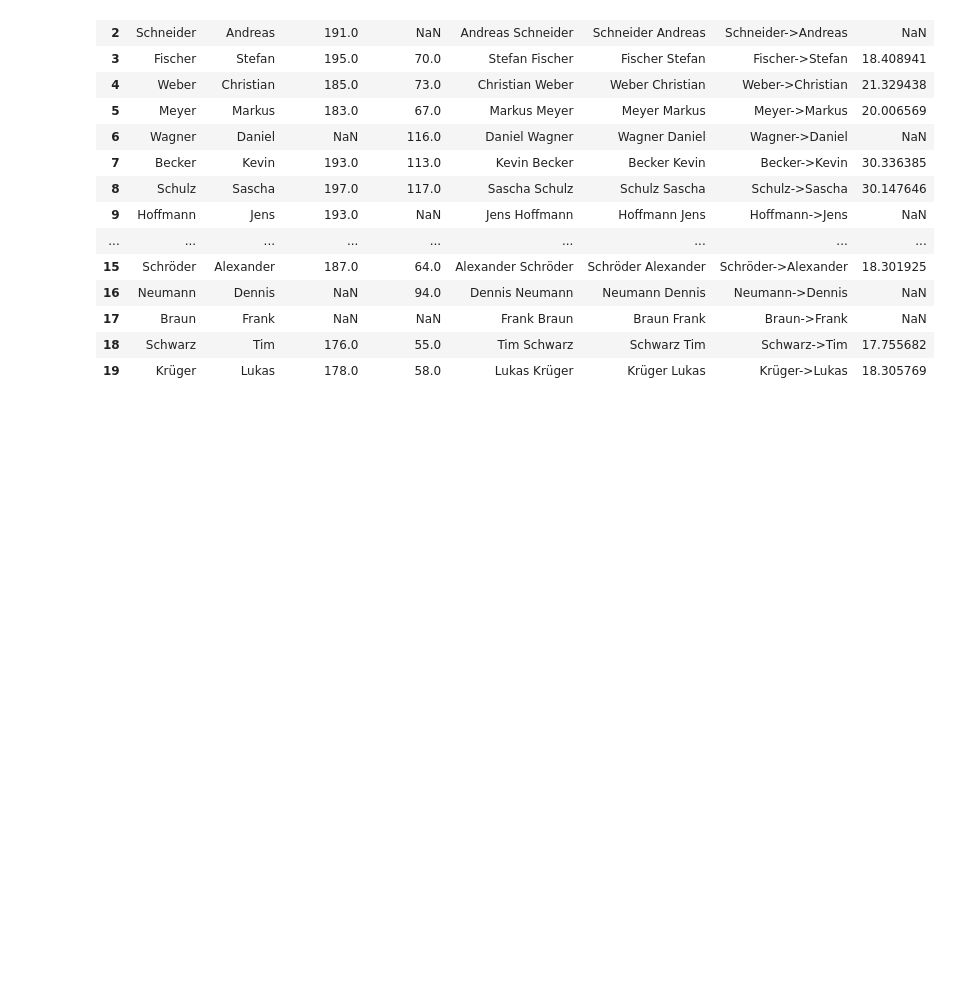
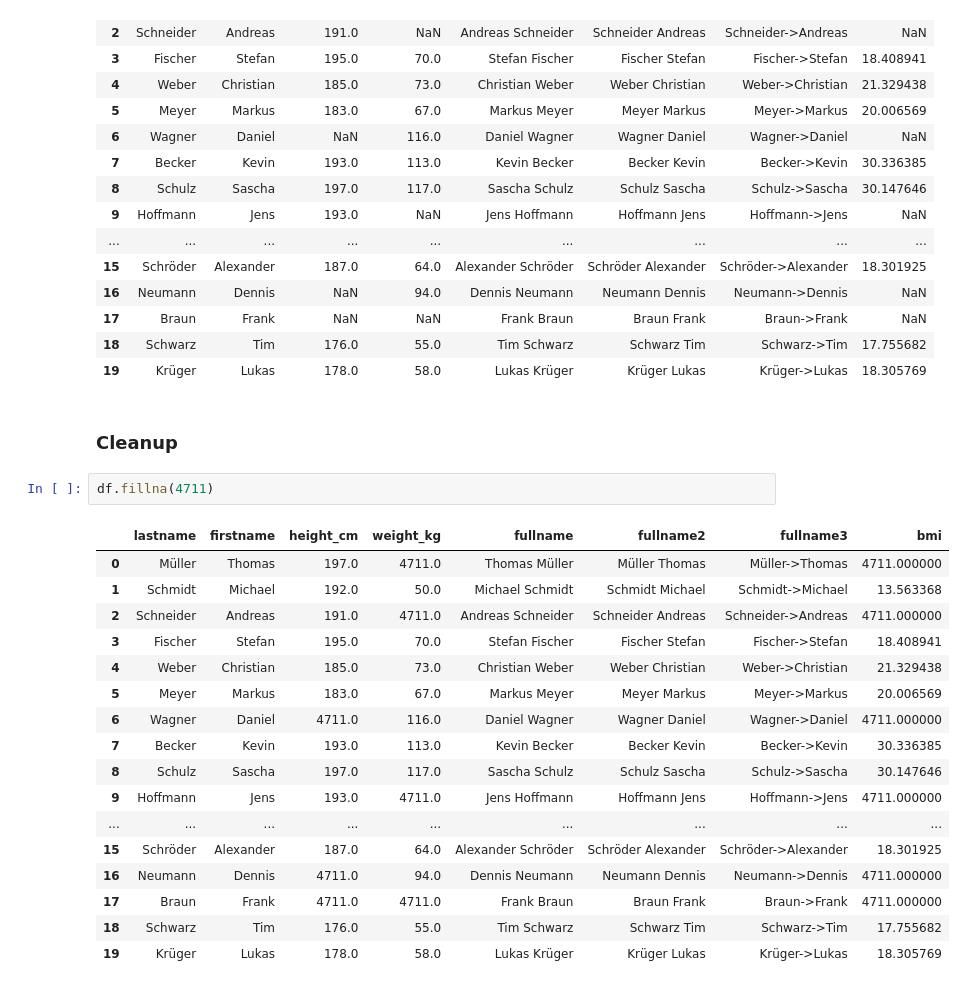
Before and after one commit to Javacream/org.javacream.training.python, a Jupyter notebook: DataAnalysis/pandas_introduction.ipynb, the cells around one changed output. Saved outputs shown, nothing was run; the diff lists cells and outputs as text; blank space fills up the shorter version.

```diff
--- a/DataAnalysis/pandas_introduction.ipynb
+++ b/DataAnalysis/pandas_introduction.ipynb
@@ -193,3 +193,25 @@ df
 | 17 | Braun | Frank | NaN | NaN | Frank Braun | Braun Frank | Braun->Frank | NaN |
 | 18 | Schwarz | Tim | 176.0 | 55.0 | Tim Schwarz | Schwarz Tim | Schwarz->Tim | 17.755682 |
 | 19 | Krüger | Lukas | 178.0 | 58.0 | Lukas Krüger | Krüger Lukas | Krüger->Lukas | 18.305769 |
+# %% [markdown]
+### Cleanup
+# %%
+df.fillna(4711)
+# %% [output]
+|  | lastname | firstname | height_cm | weight_kg | fullname | fullname2 | fullname3 | bmi |
+| 0 | Müller | Thomas | 197.0 | 4711.0 | Thomas Müller | Müller Thomas | Müller->Thomas | 4711.000000 |
+| 1 | Schmidt | Michael | 192.0 | 50.0 | Michael Schmidt | Schmidt Michael | Schmidt->Michael | 13.563368 |
+| 2 | Schneider | Andreas | 191.0 | 4711.0 | Andreas Schneider | Schneider Andreas | Schneider->Andreas | 4711.000000 |
+| 3 | Fischer | Stefan | 195.0 | 70.0 | Stefan Fischer | Fischer Stefan | Fischer->Stefan | 18.408941 |
+| 4 | Weber | Christian | 185.0 | 73.0 | Christian Weber | Weber Christian | Weber->Christian | 21.329438 |
+| 5 | Meyer | Markus | 183.0 | 67.0 | Markus Meyer | Meyer Markus | Meyer->Markus | 20.006569 |
+| 6 | Wagner | Daniel | 4711.0 | 116.0 | Daniel Wagner | Wagner Daniel | Wagner->Daniel | 4711.000000 |
+| 7 | Becker | Kevin | 193.0 | 113.0 | Kevin Becker | Becker Kevin | Becker->Kevin | 30.336385 |
+| 8 | Schulz | Sascha | 197.0 | 117.0 | Sascha Schulz | Schulz Sascha | Schulz->Sascha | 30.147646 |
+| 9 | Hoffmann | Jens | 193.0 | 4711.0 | Jens Hoffmann | Hoffmann Jens | Hoffmann->Jens | 4711.000000 |
+| ... | ... | ... | ... | ... | ... | ... | ... | ... |
+| 15 | Schröder | Alexander | 187.0 | 64.0 | Alexander Schröder | Schröder Alexander | Schröder->Alexander | 18.301925 |
+| 16 | Neumann | Dennis | 4711.0 | 94.0 | Dennis Neumann | Neumann Dennis | Neumann->Dennis | 4711.000000 |
+| 17 | Braun | Frank | 4711.0 | 4711.0 | Frank Braun | Braun Frank | Braun->Frank | 4711.000000 |
+| 18 | Schwarz | Tim | 176.0 | 55.0 | Tim Schwarz | Schwarz Tim | Schwarz->Tim | 17.755682 |
+| 19 | Krüger | Lukas | 178.0 | 58.0 | Lukas Krüger | Krüger Lukas | Krüger->Lukas | 18.305769 |
```
Also changed, not shown: parts of 3 cells of this notebook.
